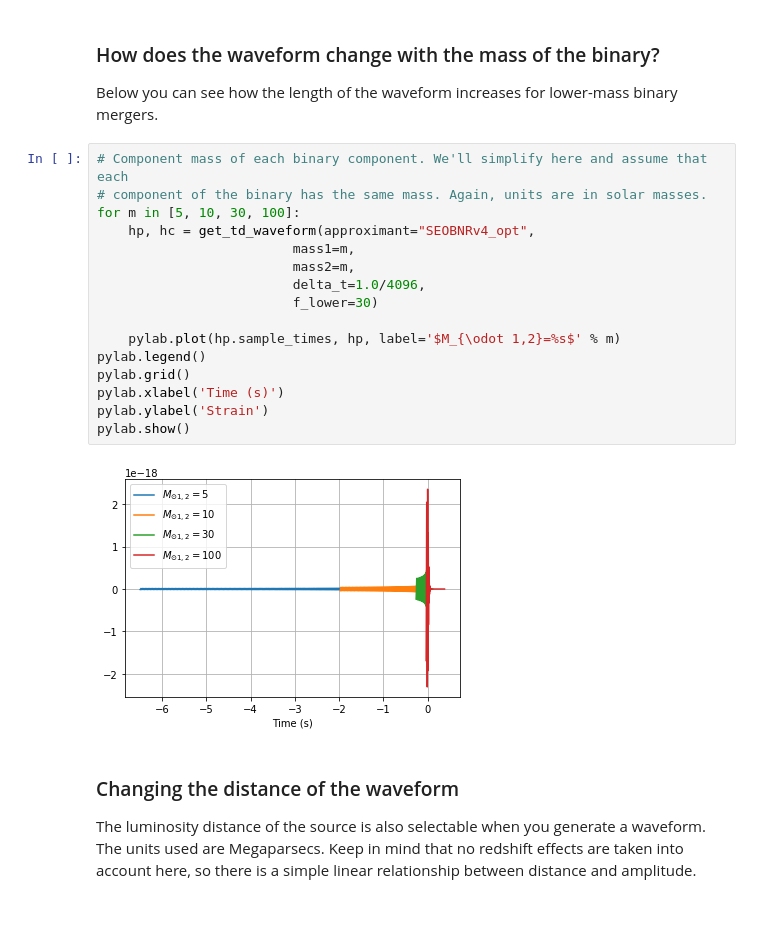
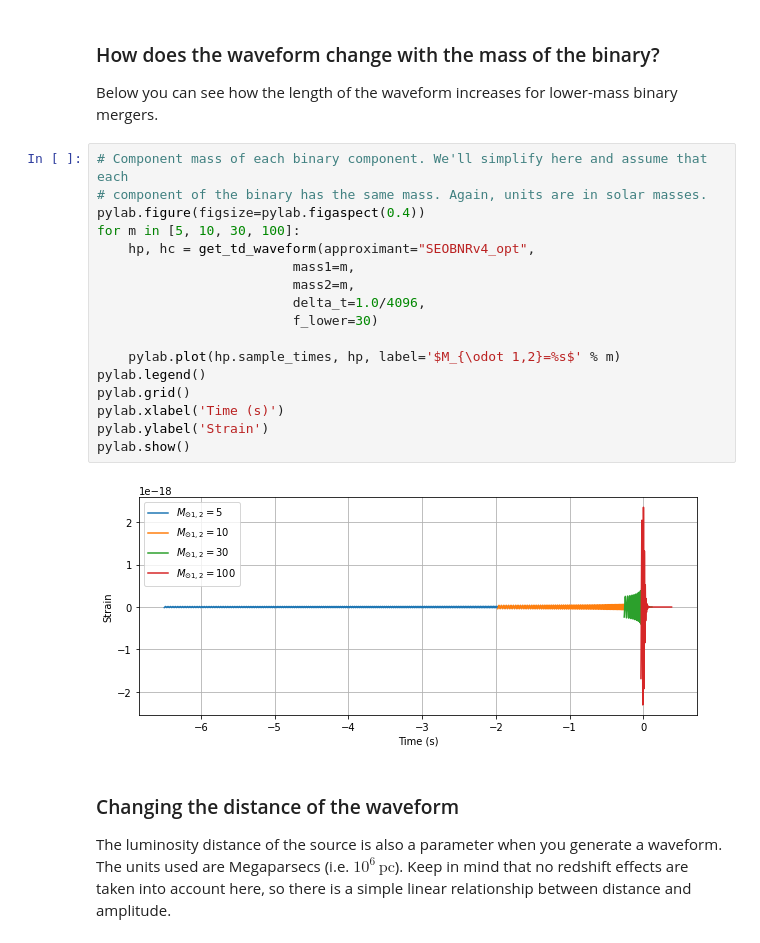
Before and after one commit to gw-odw/odw-2021, a Jupyter notebook: Tutorials/Day_1/Tuto 1.4 Generating waveforms.ipynb, the cells around one changed output. Cells and saved outputs as stored; diff of their text form; blank space fills up the shorter version.

```diff
--- a/Tutorials/Day_1/Tuto 1.4 Generating waveforms.ipynb
+++ b/Tutorials/Day_1/Tuto 1.4 Generating waveforms.ipynb
@@ -71,23 +77,24 @@ Below you can see how the length of the waveform increases for lower-mass binary
 # %%
 # Component mass of each binary component. We'll simplify here and assume that each
 # component of the binary has the same mass. Again, units are in solar masses.
+pylab.figure(figsize=pylab.figaspect(0.4))
 for m in [5, 10, 30, 100]:
     hp, hc = get_td_waveform(approximant="SEOBNRv4_opt",
                          mass1=m,
                          mass2=m,
                          delta_t=1.0/4096,
                          f_lower=30)
 
     pylab.plot(hp.sample_times, hp, label='$M_{\odot 1,2}=%s$' % m)
 pylab.legend()
 pylab.grid()
 pylab.xlabel('Time (s)')
 pylab.ylabel('Strain')
 pylab.show()
 # %% [output]
-[figure, old version]
+[figure, new version]
 # %% [markdown]
 ### Changing the distance of the waveform
 
-The luminosity distance of the source is also selectable when you generate a waveform. The units used are Megaparsecs. Keep in mind that no redshift effects are taken into account here, so there is a simple linear relationship between distance and amplitude.
+The luminosity distance of the source is also a parameter when you generate a waveform. The units used are Megaparsecs (i.e. $10^6\mathrm{\,pc}$). Keep in mind that no redshift effects are taken into account here, so there is a simple linear relationship between distance and amplitude.
 # %%
```
Also changed, not shown: parts of 6 cells of this notebook.
